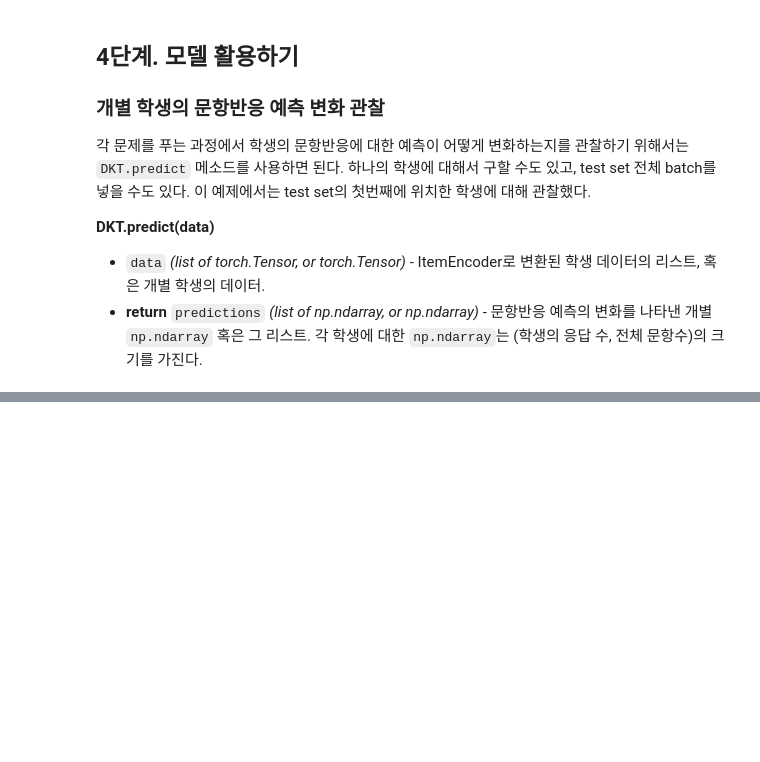
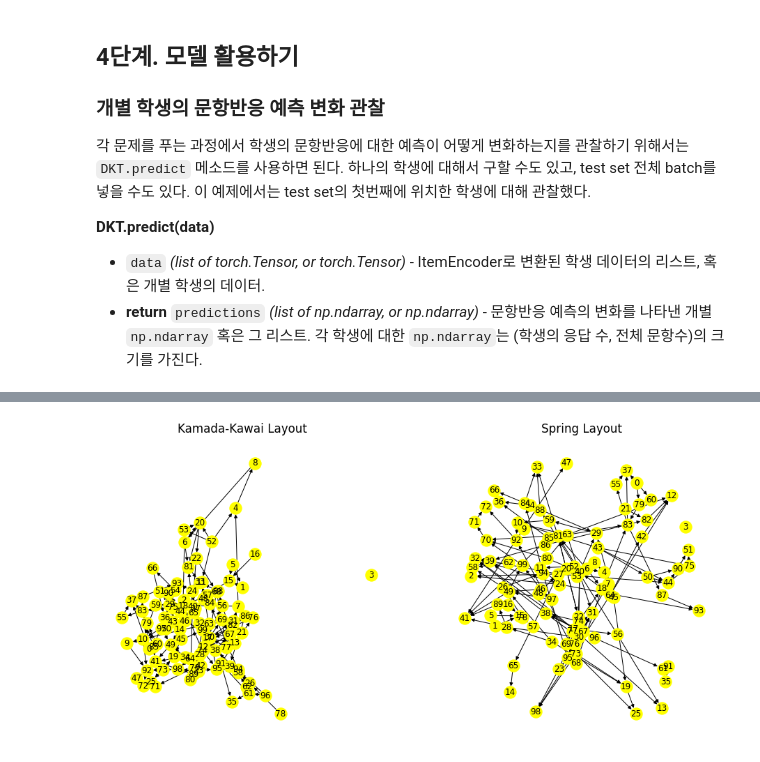
Before and after one commit to juno-hwang/juno-dkt, a Jupyter notebook: example/ASSISTment2015.ipynb, the cells around one changed output, grey strips where cells are left out. Cells and saved outputs as stored; diff of their text form; code cells hidden in the pictures; blank space fills up the shorter version.

```diff
--- a/example/ASSISTment2015.ipynb
+++ b/example/ASSISTment2015.ipynb
@@ -268,0 +281,17 @@ plt.show()
+# %%
+g = model.graph(encoder, method='conditional', threshold=0.05)
+
+plt.figure(figsize=(16,8))
+
+plt.subplot(121)
+pos = nx.kamada_kawai_layout(g)
+nx.draw(g, pos=pos, node_color='yellow', with_labels=True)
+plt.title('Kamada-Kawai Layout')
+
+plt.subplot(122)
+pos = nx.spring_layout(g)
+nx.draw(g, pos=pos, node_color='yellow', with_labels=True)
+plt.title('Spring Layout')
+plt.show()
+# %% [output]
+[figure, added]
```
Also changed, not shown: parts of 9 cells of this notebook, 3 other files.
